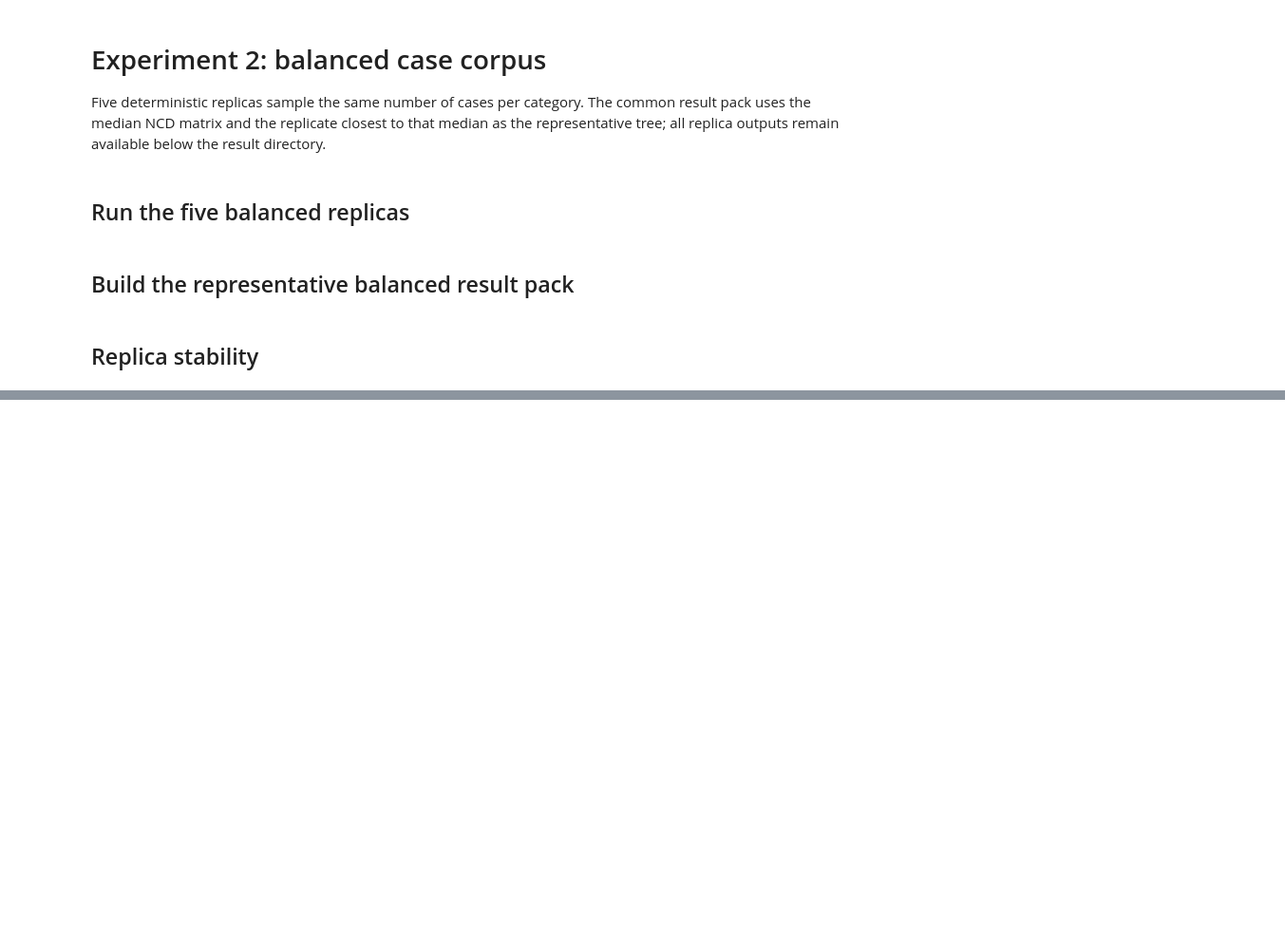
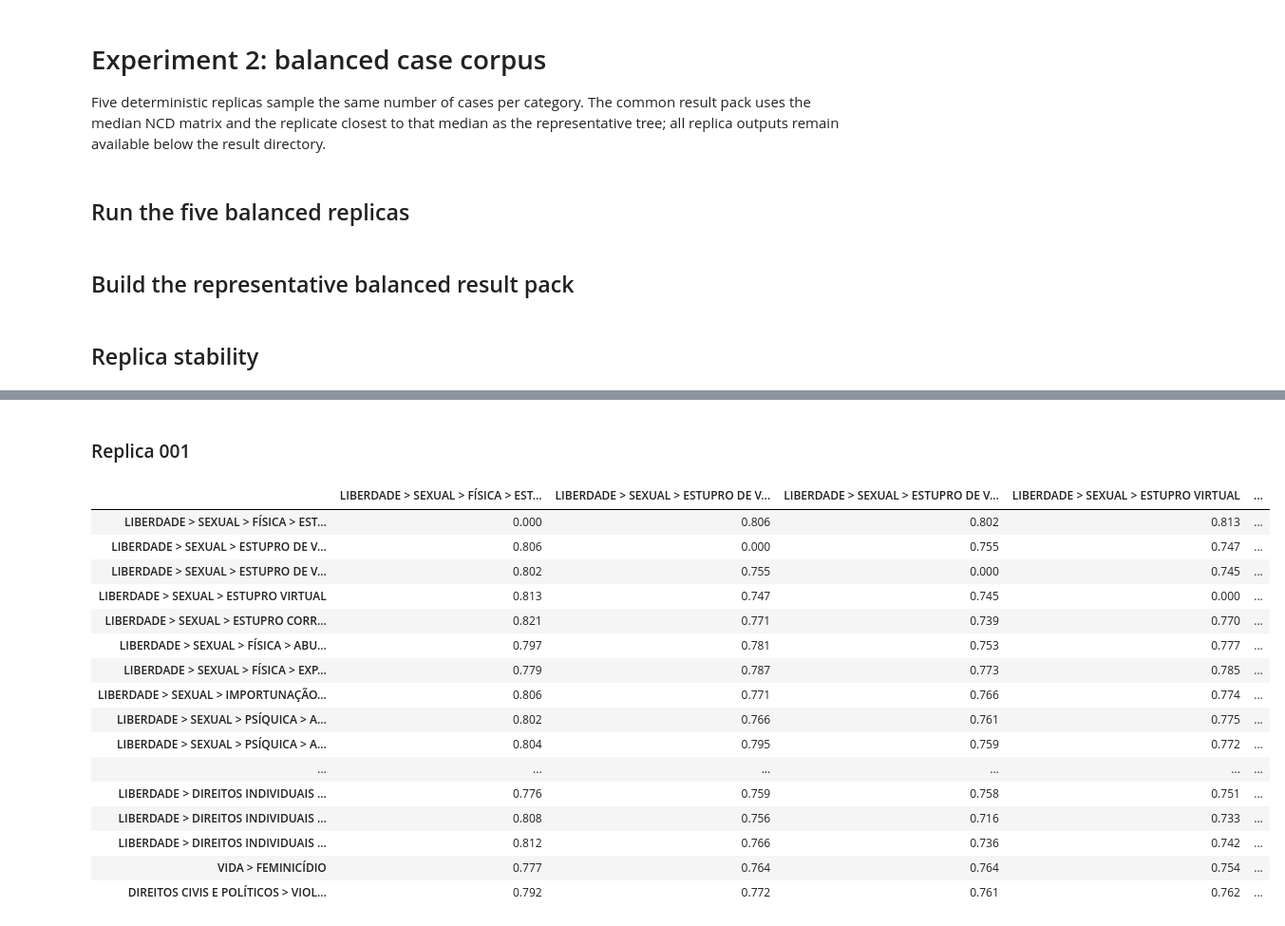
Before and after one commit to rckbrcls/data-mining, a Jupyter notebook: hypotheses/violence_against_women/notebooks/02_experiment_case_balanced.ipynb, the cells around one changed output, grey strips where cells are left out. Shown at 95% size. Drawn from its saved outputs; the diff is of its cells as text; code cells hidden in the pictures; blank space fills up the shorter version.

```diff
--- a/hypotheses/violence_against_women/notebooks/02_experiment_case_balanced.ipynb
+++ b/hypotheses/violence_against_women/notebooks/02_experiment_case_balanced.ipynb
@@ -254,0 +260,31 @@ display(SVG(filename=str(balanced_output / "tree.svg")))
+# %% [markdown]
+### Replica 001
+# %%
+matrix_path = RESULTS_ROOT / "case_balanced" / "replicates" / "replicate-001" / "distance-matrix.csv"
+if not matrix_path.is_file():
+    raise FileNotFoundError(f"Missing saved distance matrix: {matrix_path}")
+distance_matrix = pd.read_csv(matrix_path, index_col=0)
+if (
+    distance_matrix.index.tolist() != category_order
+    or distance_matrix.columns.tolist() != category_order
+):
+    raise ValueError(f"Unexpected category order in {matrix_path}")
+display(distance_matrix.style.format(precision=3))
+# %% [output]
+|  | LIBERDADE > SEXUAL > FÍSICA > EST... | LIBERDADE > SEXUAL > ESTUPRO DE V... | LIBERDADE > SEXUAL > ESTUPRO DE V... | LIBERDADE > SEXUAL > ESTUPRO VIRTUAL | ... |
+| LIBERDADE > SEXUAL > FÍSICA > EST... | 0.000 | 0.806 | 0.802 | 0.813 | ... |
+| LIBERDADE > SEXUAL > ESTUPRO DE V... | 0.806 | 0.000 | 0.755 | 0.747 | ... |
+| LIBERDADE > SEXUAL > ESTUPRO DE V... | 0.802 | 0.755 | 0.000 | 0.745 | ... |
+| LIBERDADE > SEXUAL > ESTUPRO VIRTUAL | 0.813 | 0.747 | 0.745 | 0.000 | ... |
+| LIBERDADE > SEXUAL > ESTUPRO CORR... | 0.821 | 0.771 | 0.739 | 0.770 | ... |
+| LIBERDADE > SEXUAL > FÍSICA > ABU... | 0.797 | 0.781 | 0.753 | 0.777 | ... |
+| LIBERDADE > SEXUAL > FÍSICA > EXP... | 0.779 | 0.787 | 0.773 | 0.785 | ... |
+| LIBERDADE > SEXUAL > IMPORTUNAÇÃO... | 0.806 | 0.771 | 0.766 | 0.774 | ... |
+| LIBERDADE > SEXUAL > PSÍQUICA > A... | 0.802 | 0.766 | 0.761 | 0.775 | ... |
+| LIBERDADE > SEXUAL > PSÍQUICA > A... | 0.804 | 0.795 | 0.759 | 0.772 | ... |
+| ... | ... | ... | ... | ... | ... |
+| LIBERDADE > DIREITOS INDIVIDUAIS ... | 0.776 | 0.759 | 0.758 | 0.751 | ... |
+| LIBERDADE > DIREITOS INDIVIDUAIS ... | 0.808 | 0.756 | 0.716 | 0.733 | ... |
+| LIBERDADE > DIREITOS INDIVIDUAIS ... | 0.812 | 0.766 | 0.736 | 0.742 | ... |
+| VIDA > FEMINICÍDIO | 0.777 | 0.764 | 0.764 | 0.754 | ... |
+| DIREITOS CIVIS E POLÍTICOS > VIOL... | 0.792 | 0.772 | 0.761 | 0.762 | ... |
```
Also changed, not shown: parts of 11 cells of this notebook, 4 other files.
